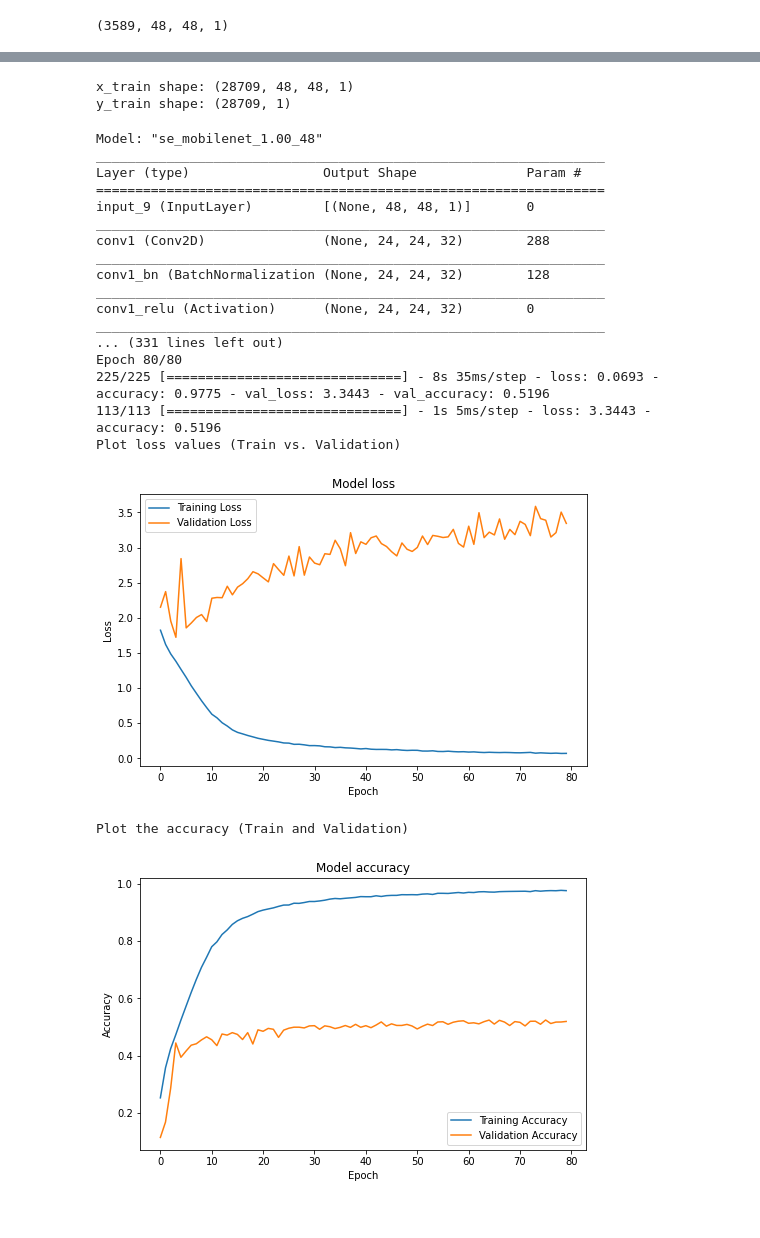
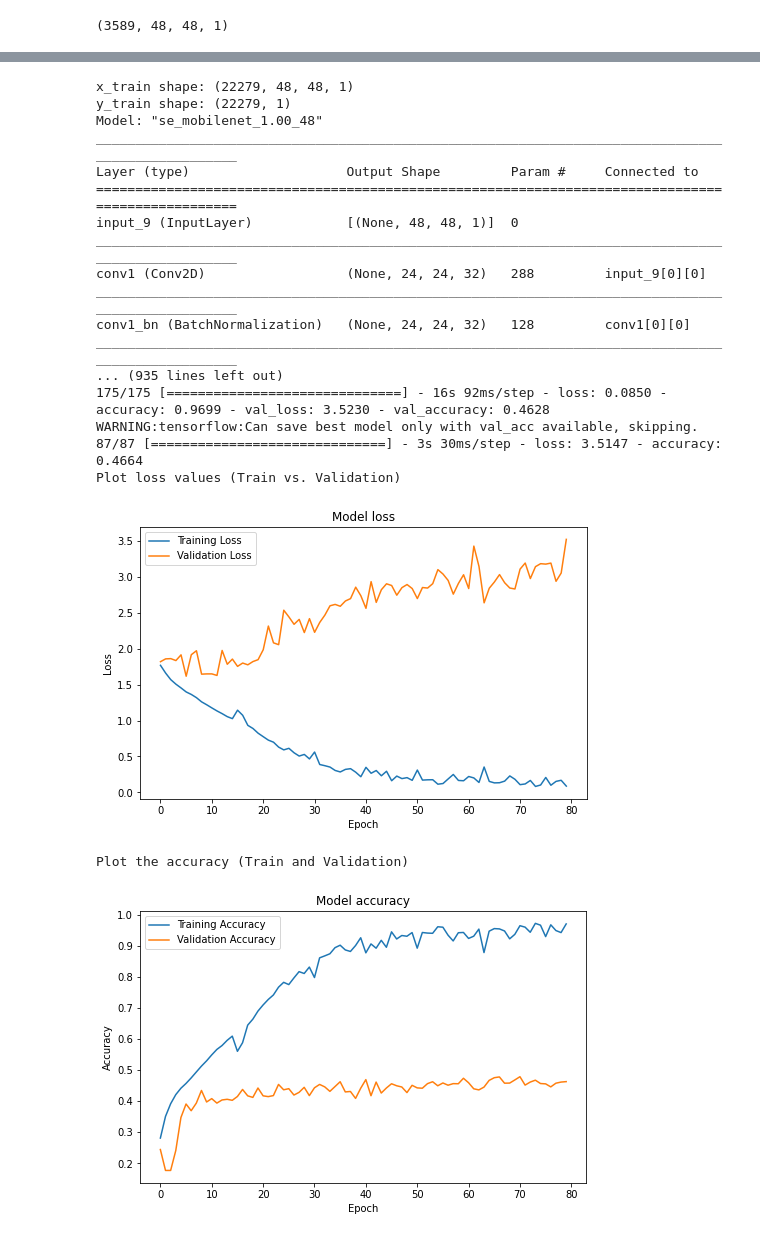
Before and after one commit to Tithra/Computer-Vision-DNN, a Jupyter notebook: FaceRecognition_Mobilenet.ipynb, the cells around one changed output, grey strips where cells are left out. Saved outputs shown, nothing was run; the diff lists cells and outputs as text; code cells hidden in the pictures.

```diff
--- a/FaceRecognition_Mobilenet.ipynb
+++ b/FaceRecognition_Mobilenet.ipynb
@@ -64,12 +64,12 @@ Length of training, testing, validating are:
 import numpy as np
 import pandas as pd
 #Load already prepared FER2013 (faster)
-x_train = pd.read_csv("/content/drive/MyDrive/Colab Notebooks/SIT723/face_detected_data/train_x.csv",header=None)
-y_train = pd.read_csv("/content/drive/MyDrive/Colab Notebooks/SIT723/face_detected_data/train_y.csv",header=None)
-x_test = pd.read_csv("/content/drive/MyDrive/Colab Notebooks/SIT723/face_detected_data/test_x.csv",header=None)
-y_test = pd.read_csv("/content/drive/MyDrive/Colab Notebooks/SIT723/face_detected_data/test_y.csv",header=None)
-x_val = pd.read_csv("/content/drive/MyDrive/Colab Notebooks/SIT723/face_detected_data/val_x.csv",header=None)
-y_val = pd.read_csv("/content/drive/MyDrive/Colab Notebooks/SIT723/face_detected_data/val_y.csv",header=None)
+x_train = pd.read_csv("/content/drive/MyDrive/Colab Notebooks/SIT723/face_detected_data/x_train.csv",header=None)
+y_train = pd.read_csv("/content/drive/MyDrive/Colab Notebooks/SIT723/face_detected_data/y_train.csv",header=None)
+x_test = pd.read_csv("/content/drive/MyDrive/Colab Notebooks/SIT723/face_detected_data/x_test.csv",header=None)
+y_test = pd.read_csv("/content/drive/MyDrive/Colab Notebooks/SIT723/face_detected_data/y_test.csv",header=None)
+x_val = pd.read_csv("/content/drive/MyDrive/Colab Notebooks/SIT723/face_detected_data/x_val.csv",header=None)
+y_val = pd.read_csv("/content/drive/MyDrive/Colab Notebooks/SIT723/face_detected_data/y_val.csv",header=None)
 
 x_train = np.array(x_train)
 x_train = x_train.reshape(len(x_train),48,48,1)
@@ -131,9 +129,10 @@ import os
 # Training parameters
 batch_size = 128
 epochs = 80
+Optimizer = Adam(lr = 0.01)
 data_augmentation = False
 num_classes = 7
-subtract_pixel_mean = True  # Subtracting pixel mean improves accuracy
+subtract_pixel_mean = False  # Subtracting pixel mean improves accuracy
 base_model = 'MobileNet'
 # Choose what attention_module to use: cbam_block / se_block / None
 
@@ -154,9 +153,9 @@ y_val = valy.copy()
 input_shape = x_train.shape[1:]
 
 # Normalize data.
-x_train = x_train.astype('float32') / 255
-x_test = x_test.astype('float32') / 255
-x_val = x_test.astype('float32') / 255
+#x_train = x_train.astype('float32') / 255
+#x_test = x_test.astype('float32') / 255
+#x_val = x_test.astype('float32') / 255
 
 # If subtract pixel mean is enabled
 if subtract_pixel_mean:
@@ -175,10 +174,10 @@ y_val = to_categorical(y_val, num_classes)
 
 depth = 20 # For ResNet, specify the depth (e.g. ResNet50: depth=50, ResNet101: Depth=101)
 #model = resnet_v1.resnet_v1(input_shape=input_shape, depth=depth,num_classes=7, attention_module='cbam_block')
-model = mobilenets.MobileNet(input_shape=input_shape, classes=num_classes, attention_module=None)
+model = mobilenets.MobileNet(input_shape=input_shape, classes=num_classes, attention_module='cbam_block')
 #model.compile(loss='categorical_crossentropy',optimizer=Adam(lr=lr_schedule(0)),metrics=['accuracy'])
 model.compile(loss='categorical_crossentropy',
-              optimizer=RMSprop(lr=0.001),
+              optimizer=Optimizer,
               metrics=['accuracy'])
 model.summary()
 
@@ -206,8 +205,8 @@ callbacks = [checkpoint, lr_reducer, lr_scheduler]
 # Run training, with or without data augmentation.
 if not data_augmentation:
     print('Not using data augmentation.')
-    #history = model.fit(x_train, y_train,batch_size=batch_size, epochs=epochs,validation_data=(x_test, y_test), shuffle=True,callbacks=callbacks)
-    history = model.fit(x_train, y_train,batch_size=batch_size, epochs=epochs,validation_data=(x_test, y_test), shuffle=True)
+    #history = model.fit(x_train, y_train,batch_size=batch_size, epochs=epochs,validation_data=(x_val, y_val), shuffle=True,callbacks=callbacks)
+    history = model.fit(x_train, y_train,batch_size=batch_size, epochs=epochs,validation_data=(x_val, y_val), shuffle=True,callbacks=callbacks)
 else:
     print('Using real-time data augmentation.')
     # This will do preprocessing and realtime data augmentation:
@@ -265,55 +264,53 @@ else:
                     callbacks=callbacks)
 
 # Score trained model.
 scores = model.evaluate(x_test, y_test, verbose=1)
 
 
 def plot_model_history(history):
   # Plot training loss values
   print("Plot loss values (Train vs. Validation)")
   plt.figure(figsize=(8, 5))
   plt.plot(history.history['loss'],label='Training Loss')
   plt.plot(history.history['val_loss'], label='Validation Loss')
   plt.title('Model loss')
   plt.ylabel('Loss')
   plt.xlabel('Epoch')
   plt.legend()
   plt.show()
 
   print("Plot the accuracy (Train and Validation)")
   plt.figure(figsize=(8, 5))
   plt.plot(history.history['accuracy'],label='Training Accuracy')
   plt.plot(history.history['val_accuracy'],label='Validation Accuracy')
   plt.title('Model accuracy')
   plt.ylabel('Accuracy')
   plt.xlabel('Epoch')
   plt.legend()
   plt.show()
 
 plot_model_history(history)
 # %% [output]
-x_train shape: (28709, 48, 48, 1)
-y_train shape: (28709, 1)
+x_train shape: (22279, 48, 48, 1)
+y_train shape: (22279, 1)
+Model: "se_mobilenet_1.00_48"
+__________________________________________________________________________________________________
+Layer (type)                    Output Shape         Param #     Connected to
+==================================================================================================
+input_9 (InputLayer)            [(None, 48, 48, 1)]  0
+__________________________________________________________________________________________________
+conv1 (Conv2D)                  (None, 24, 24, 32)   288         input_9[0][0]
+__________________________________________________________________________________________________
+conv1_bn (BatchNormalization)   (None, 24, 24, 32)   128         conv1[0][0]
+__________________________________________________________________________________________________
+... (935 lines left out)
+175/175 [==============================] - 16s 92ms/step - loss: 0.0850 - accuracy: 0.9699 - val_loss: 3.5230 - val_accuracy: 0.4628
+WARNING:tensorflow:Can save best model only with val_acc available, skipping.
+87/87 [==============================] - 3s 30ms/step - loss: 3.5147 - accuracy: 0.4664
+Plot loss values (Train vs. Validation)
+[figure, new version]
-Model: "se_mobilenet_1.00_48"
-_________________________________________________________________
-Layer (type)                 Output Shape              Param #
-=================================================================
-input_9 (InputLayer)         [(None, 48, 48, 1)]       0
-_________________________________________________________________
-conv1 (Conv2D)               (None, 24, 24, 32)        288
-_________________________________________________________________
-conv1_bn (BatchNormalization (None, 24, 24, 32)        128
-_________________________________________________________________
-conv1_relu (Activation)      (None, 24, 24, 32)        0
-_________________________________________________________________
-... (331 lines left out)
-Epoch 80/80
-225/225 [==============================] - 8s 35ms/step - loss: 0.0693 - accuracy: 0.9775 - val_loss: 3.3443 - val_accuracy: 0.5196
-113/113 [==============================] - 1s 5ms/step - loss: 3.3443 - accuracy: 0.5196
-Plot loss values (Train vs. Validation)
+Plot the accuracy (Train and Validation)
-[figure, old version]
-Plot the accuracy (Train and Validation)
-[figure, old version]
+[figure, new version]
 # %%
 #face recognition packages
 !pip install opencv-python
```
Also changed, not shown: parts of 6 cells of this notebook.
